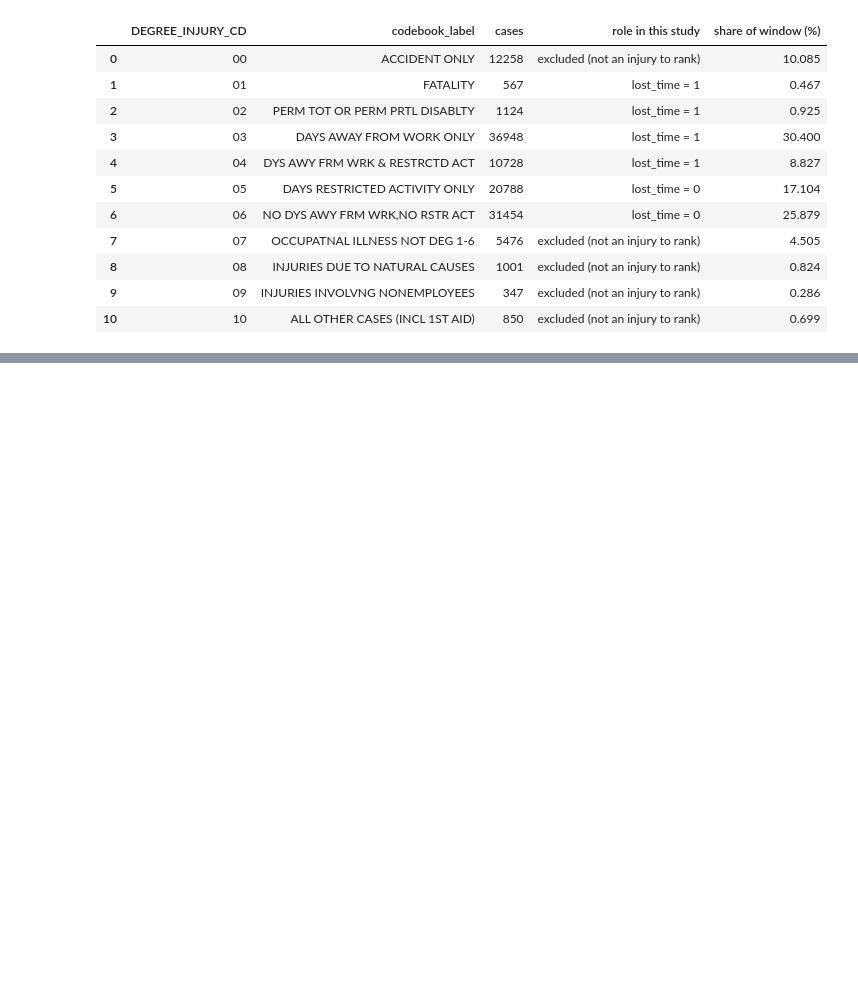
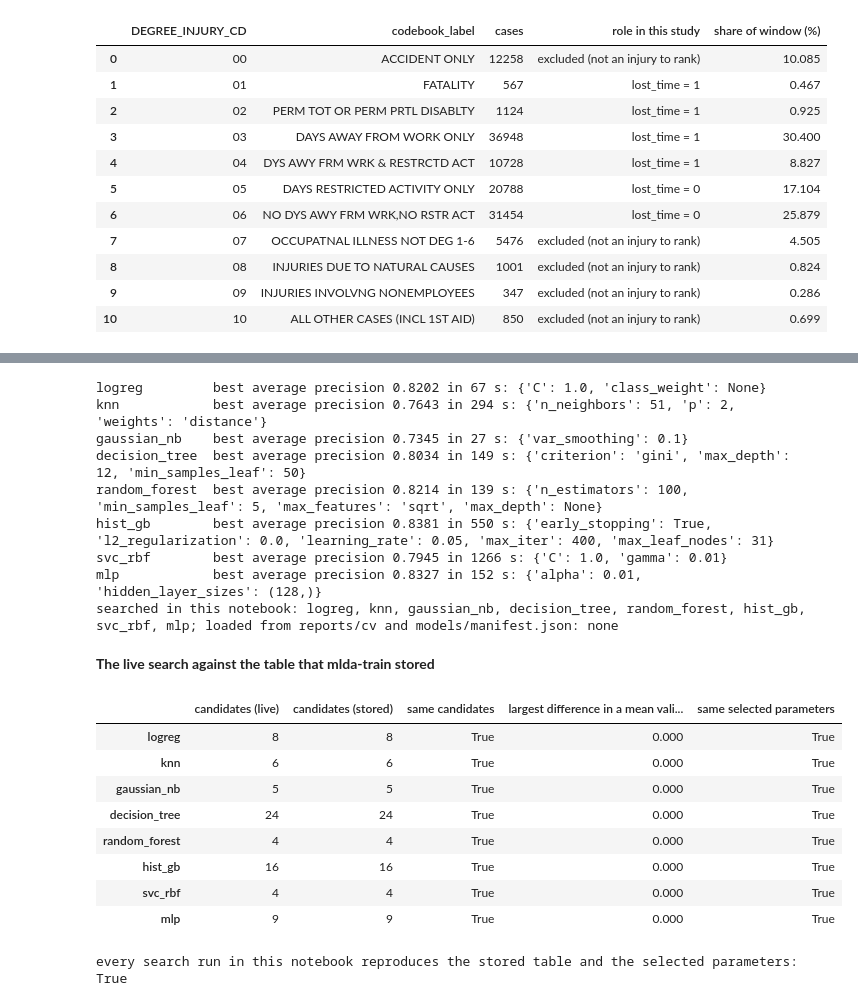
Before and after one commit to wiut13130/mlda-cw1, a Jupyter notebook: notebooks/01_end_to_end.ipynb, the cells around one changed output, grey strips where cells are left out. Drawn from its saved outputs; the diff is of its cells as text; code cells hidden in the pictures; blank space fills up the shorter version.

```diff
--- a/notebooks/01_end_to_end.ipynb
+++ b/notebooks/01_end_to_end.ipynb
@@ -2431,0 +2118,80 @@ criteria S1-S6 were fixed before modelling and are tested at that point.
+# %%
+def read_cv_table(name: str) -> pd.DataFrame:
+    # Restore the parameter columns with their real types (None, int, tuple) from the JSON in 'params'.
+    frame = pd.read_csv(CV_DIR / f"{name}_cv_results.csv")
+    parsed = frame["params"].map(json.loads)
+    for key in parsed.iloc[0]:
+        values = [tuple(p[key]) if isinstance(p[key], list) else p[key] for p in parsed]
+        frame[f"param_{key}"] = pd.Series(values, index=frame.index, dtype="object")   # object keeps None as None, not NaN
+    return frame
+
+
+def as_tuple_params(params: dict) -> dict:
+    return {key: tuple(value) if isinstance(value, list) else value for key, value in params.items()}
+
+
+LIVE_SEARCH = [name for name in ("gaussian_nb", "logreg", "decision_tree") if name in MODEL_NAMES]   # the cheap searches
+manifest = read_manifest()
+tuned = {}
+for name in MODEL_NAMES if FULL_RUN else LIVE_SEARCH:
+    with timer.stage(f"D.1 tune {name}"):
+        tuned[name] = tune(MODEL_ZOO[name], X_train, y_train, g_train, cv, n_jobs=N_JOBS)
+    print(f"{name:14s} best average precision {tuned[name].cv_results_df.iloc[0]['mean_test_average_precision']:.4f} "
+          f"in {tuned[name].elapsed_seconds:.0f} s: {estimator_params(tuned[name])}")
+
+cv_tables, best_params = {}, {}
+for name in MODEL_NAMES:
+    if name in tuned:                       # searched in this notebook
+        cv_tables[name], best_params[name] = tuned[name].cv_results_df, tuned[name].best_params
+    else:                                   # written by mlda-train with the same code, folds and seed
+        cv_tables[name] = read_cv_table(name)
+        best_params[name] = as_tuple_params(manifest[name]["best_params"])
+
+quick_flags = [name for name in MODEL_NAMES if manifest[name]["extra"].get("quick")]
+if quick_flags:
+    print("NOTE: the stored results of", quick_flags, "come from a quick run (two candidates, 3 folds); "
+          "run `uv run mlda-train` for the full search")
+print(f"searched in this notebook: {', '.join(tuned) or 'none'}; loaded from reports/cv and models/manifest.json: "
+      f"{', '.join(n for n in MODEL_NAMES if n not in tuned) or 'none'}")
+agreement = {}
+for name in tuned:                          # the live search should reproduce the stored table, candidate by candidate
+    live, stored = tuned[name].cv_results_df, read_cv_table(name)
+    both = live.merge(stored, on="params", suffixes=("", "_stored"), validate="one_to_one")
+    score_columns = [c for c in live.columns if c.startswith("mean_test_")]
+    agreement[name] = {
+        "candidates (live)": len(live),
+        "candidates (stored)": len(stored),
+        "same candidates": len(both) == len(live) == len(stored),
+        "largest difference in a mean validation score": max(float((both[c] - both[f"{c}_stored"]).abs().max()) for c in score_columns),
+        "same selected parameters": as_tuple_params(manifest[name]["best_params"]) == tuned[name].best_params,
+    }
+agreement = pd.DataFrame(agreement).T
+show_table(agreement, "The live search against the table that mlda-train stored")
+reproduced = bool(
+    agreement["same candidates"].astype(bool).all() and agreement["same selected parameters"].astype(bool).all()
+    and (agreement["largest difference in a mean validation score"].astype(float) < 1e-6).all()
+)
+print(f"every search run in this notebook reproduces the stored table and the selected parameters: {reproduced}")
+if not FULL_RUN:                            # the cheap searches are deterministic, so a difference is an error
+    assert reproduced, "the live search differs from the stored table"
+# %% [output]
+logreg         best average precision 0.8202 in 67 s: {'C': 1.0, 'class_weight': None}
+knn            best average precision 0.7643 in 294 s: {'n_neighbors': 51, 'p': 2, 'weights': 'distance'}
+gaussian_nb    best average precision 0.7345 in 27 s: {'var_smoothing': 0.1}
+decision_tree  best average precision 0.8034 in 149 s: {'criterion': 'gini', 'max_depth': 12, 'min_samples_leaf': 50}
+random_forest  best average precision 0.8214 in 139 s: {'n_estimators': 100, 'min_samples_leaf': 5, 'max_features': 'sqrt', 'max_depth': None}
+hist_gb        best average precision 0.8381 in 550 s: {'early_stopping': True, 'l2_regularization': 0.0, 'learning_rate': 0.05, 'max_iter': 400, 'max_leaf_nodes': 31}
+svc_rbf        best average precision 0.7945 in 1266 s: {'C': 1.0, 'gamma': 0.01}
+mlp            best average precision 0.8327 in 152 s: {'alpha': 0.01, 'hidden_layer_sizes': (128,)}
+searched in this notebook: logreg, knn, gaussian_nb, decision_tree, random_forest, hist_gb, svc_rbf, mlp; loaded from reports/cv and models/manifest.json: none
+**The live search against the table that mlda-train stored**
+|  | candidates (live) | candidates (stored) | same candidates | largest difference in a mean vali... | same selected parameters |
+| logreg | 8 | 8 | True | 0.000 | True |
+| knn | 6 | 6 | True | 0.000 | True |
+| gaussian_nb | 5 | 5 | True | 0.000 | True |
+| decision_tree | 24 | 24 | True | 0.000 | True |
+| random_forest | 4 | 4 | True | 0.000 | True |
+| hist_gb | 16 | 16 | True | 0.000 | True |
+| svc_rbf | 4 | 4 | True | 0.000 | True |
+| mlp | 9 | 9 | True | 0.000 | True |
+every search run in this notebook reproduces the stored table and the selected parameters: True
```
Also changed, not shown: parts of 198 cells of this notebook, 27 other files.
